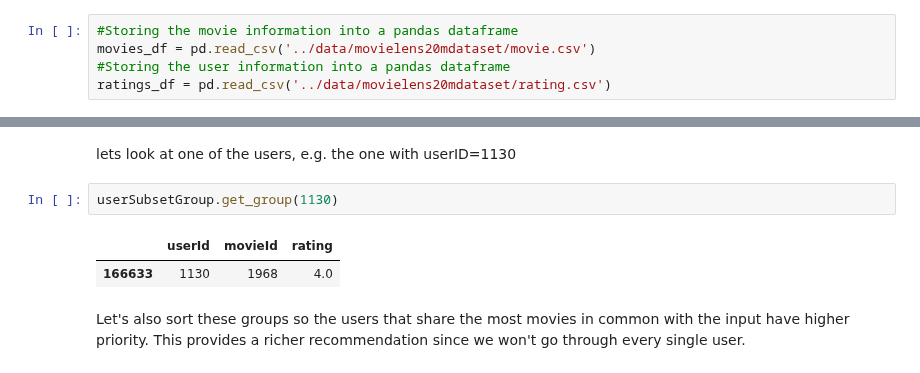
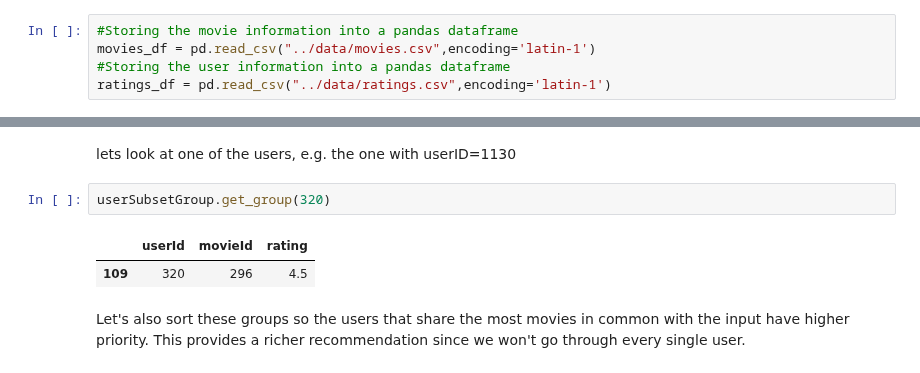
Before and after one commit to Aarekaz/mymovielist, a Jupyter notebook: backend/notebooks/recommendation-system-collaborative-filtering.ipynb, the cells around one changed output, grey strips where cells are left out. Saved outputs shown, nothing was run; the diff lists cells and outputs as text.

```diff
--- a/backend/notebooks/recommendation-system-collaborative-filtering.ipynb
+++ b/backend/notebooks/recommendation-system-collaborative-filtering.ipynb
@@ -36,6 +34,6 @@ import matplotlib.pyplot as plt
 # Read Data
 # %%
 #Storing the movie information into a pandas dataframe
-movies_df = pd.read_csv('../data/movielens20mdataset/movie.csv')
+movies_df = pd.read_csv("../data/movies.csv",encoding='latin-1')
 #Storing the user information into a pandas dataframe
-ratings_df = pd.read_csv('../data/movielens20mdataset/rating.csv')
+ratings_df = pd.read_csv("../data/ratings.csv",encoding='latin-1')
@@ -182,10 +183,10 @@ userSubsetGroup = userSubset.groupby(['userId'])
 # %% [markdown]
 lets look at one of the users, e.g. the one with userID=1130
 # %%
-userSubsetGroup.get_group(1130)
+userSubsetGroup.get_group(320)
 # %% [output]
 |  | userId | movieId | rating |
-| 166633 | 1130 | 1968 | 4.0 |
+| 109 | 320 | 296 | 4.5 |
 # %% [markdown]
 Let's also sort these groups so the users that share the most movies in common with the input have higher priority. This provides a richer recommendation since we won't go through every single user.
 # %%
```
Also changed, not shown: parts of 15 cells of this notebook, 1 other file.
